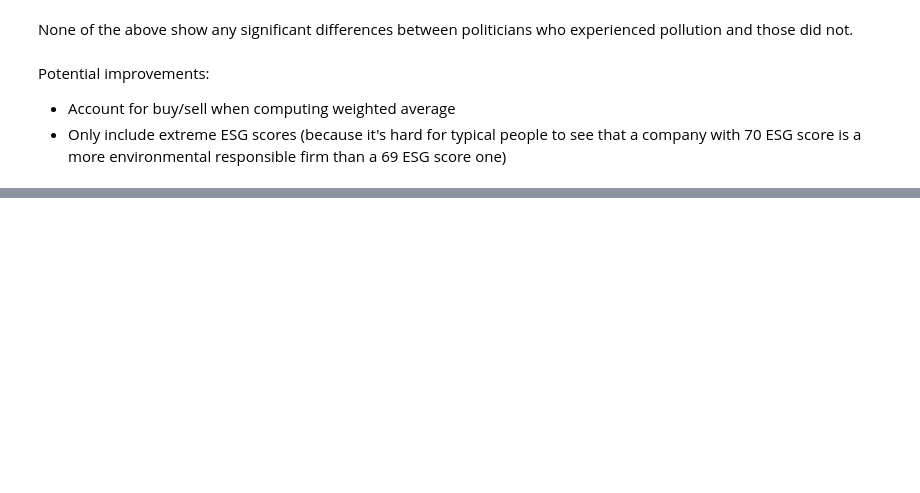
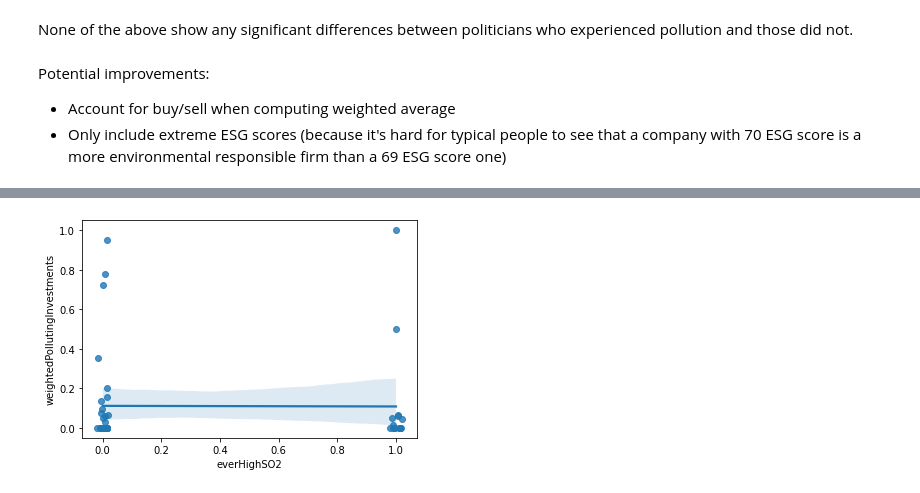
Before and after one commit to oooyiyangc/politician-voting-yc, a Jupyter notebook: src/merge-bs-esg-pollution.ipynb, the cells around one changed output, grey strips where cells are left out. Cells and saved outputs as stored; diff of their text form; code cells hidden in the pictures; blank space fills up the shorter version.

```diff
--- a/src/merge-bs-esg-pollution.ipynb
+++ b/src/merge-bs-esg-pollution.ipynb
@@ -124,0 +169,7 @@ Potential improvements:
+# %%
+sa_bs_full = pd.read_csv("../data/minas_esg/sustainalytics_bs_merge.csv", encoding="latin-1")
+with open("siccd.json") as f:
+    polluting_siccd = json.load(f)["codes"]
+# %%
+sa_bs_full["polluting_by_siccd"] = sa_bs_full["siccd"].apply(lambda x: x in polluting_siccd)
+sum(sa_bs_full["polluting_by_siccd"]) / len(sa_bs_full["polluting_by_siccd"])
@@ -124,0 +178,4 @@ Potential improvements:
+# %%
+weighted_siccd = pd.DataFrame(sa_bs_full.groupby("icpsr_id")[["amountE", "polluting_by_siccd"]].apply(lambda x: sum(x["amountE"] * x["polluting_by_siccd"]) / sum(x["amountE"])))
+weighted_siccd = weighted_siccd.merge(pollution, left_index=True, right_on="icpsr").rename(columns={0:"weightedPollutingInvestments"}).dropna().reset_index(drop=True)
+weighted_siccd
@@ -124,0 +200,4 @@ Potential improvements:
+# %%
+sns.regplot(data=weighted_siccd, x="everHighSO2", y="weightedPollutingInvestments", x_jitter=0.02);
+# %% [output]
+[figure, added]
```
Also changed, not shown: parts of 28 cells of this notebook, 6 other files.
